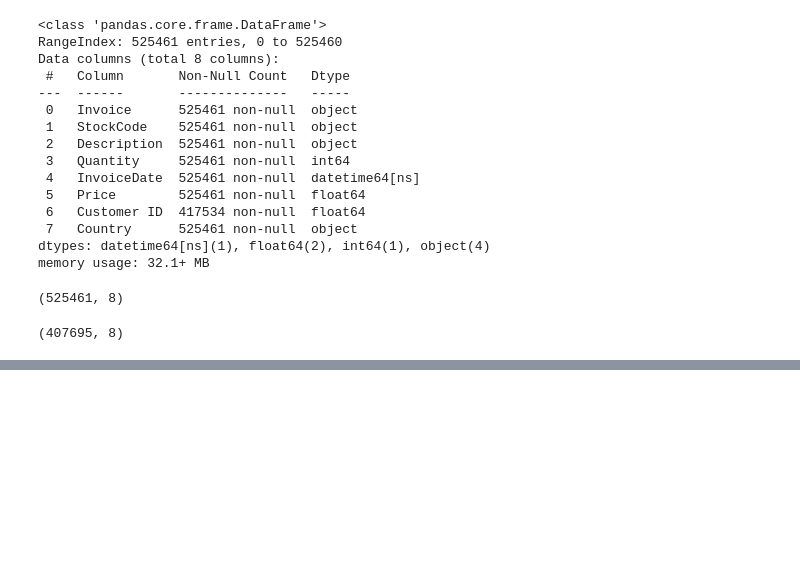
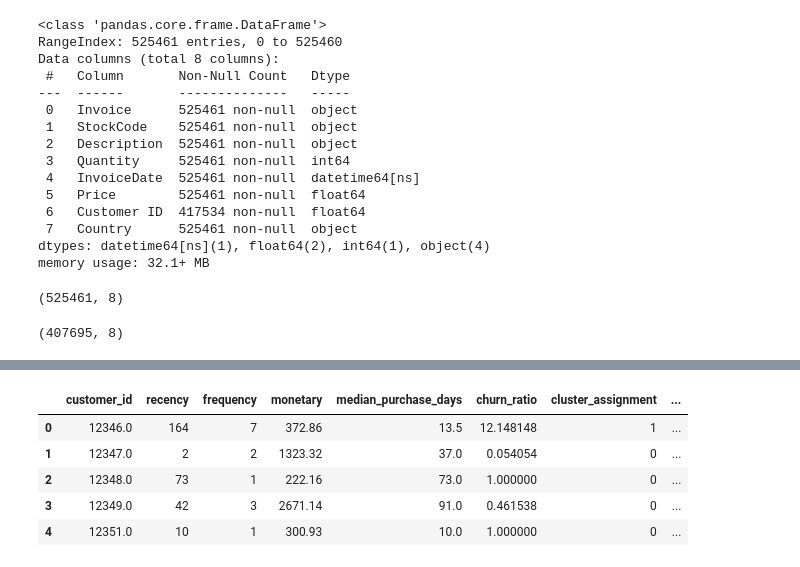
Before and after one commit to nkeeley/gifts_exercise, a Jupyter notebook: notebooks/data_exploration.ipynb, the cells around one changed output, grey strips where cells are left out. Drawn from its saved outputs; the diff is of its cells as text; code cells hidden in the pictures; blank space fills up the shorter version.

```diff
--- a/notebooks/data_exploration.ipynb
+++ b/notebooks/data_exploration.ipynb
@@ -119,0 +240,13 @@ Name: Invoice, dtype: object
+# %%
+## Fit kmeans with 4 clusters
+kmeans = KMeans(
+    n_clusters=3,
+    random_state=42,
+    n_init=10
+)
+
+result = kmeans.fit_predict(X) ## Array of cluster assignments
+# %%
+## Determine segment names for the customer data frame
+customer_df["cluster_assignment"]=result
+customer_df.head()
@@ -119,0 +279,17 @@ Name: Invoice, dtype: object
+# %%
+## Customer segment assignment
+cluster_map = {
+    0: 'Seasonal Buyers',
+    1: 'Experimental / Hesitant Buyers',
+    2: 'Consistent / Weekly, High-Value Buyers'
+}
+
+customer_df['segment'] = customer_df['cluster_assignment'].map(cluster_map)
+customer_df.head()
+# %% [output]
+|  | customer_id | recency | frequency | monetary | median_purchase_days | churn_ratio | cluster_assignment | ... |
+| 0 | 12346.0 | 164 | 7 | 372.86 | 13.5 | 12.148148 | 1 | ... |
+| 1 | 12347.0 | 2 | 2 | 1323.32 | 37.0 | 0.054054 | 0 | ... |
+| 2 | 12348.0 | 73 | 1 | 222.16 | 73.0 | 1.000000 | 0 | ... |
+| 3 | 12349.0 | 42 | 3 | 2671.14 | 91.0 | 0.461538 | 0 | ... |
+| 4 | 12351.0 | 10 | 1 | 300.93 | 10.0 | 1.000000 | 0 | ... |
```
Also changed, not shown: parts of 15 cells of this notebook.
